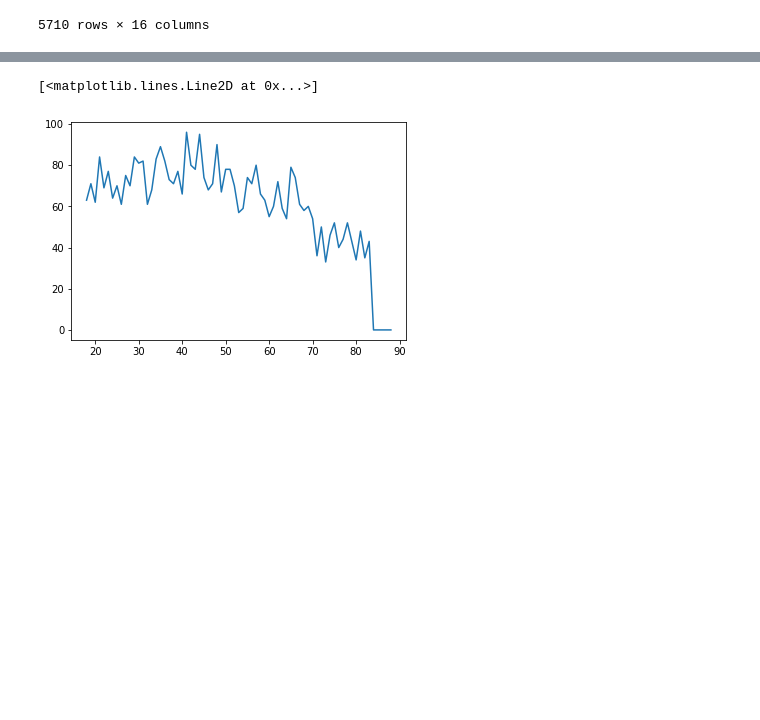
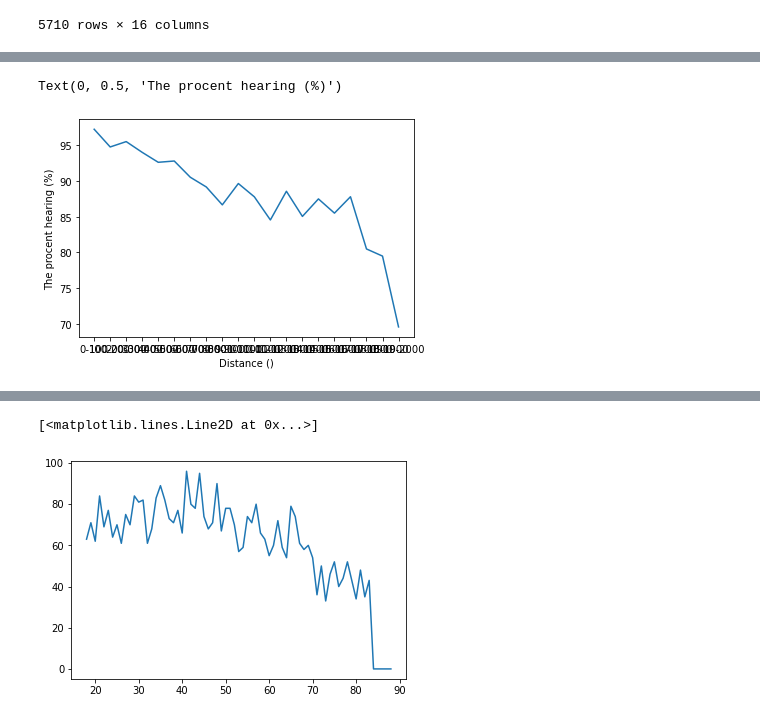
Before and after one commit to elisehammarstrom/statistical_machine_learning, a Jupyter notebook: sml_exploration.ipynb, the cells around one changed output, grey strips where cells are left out. Cells and saved outputs as stored; diff of their text form; code cells hidden in the pictures; blank space fills up the shorter version.

```diff
--- a/sml_exploration.ipynb
+++ b/sml_exploration.ipynb
@@ -302,0 +303,19 @@ plt.show()
+# %%
+dist_num = data.pivot_table(index = ['distance'], columns= 'heard', aggfunc='size')
+
+dist_num[1] = dist_num[1].fillna(0)
+dist_num[0] = dist_num[0].fillna(0)
+dist_num_1 = np.array(dist_num[1])
+dist_num_0 = np.array(dist_num[0])
+
+dist_procent = (dist_num_1)/(dist_num_1+dist_num_0)*100
+
+index_dist = np.array(dist_num.index)
+
+
+plt.plot(index_dist, dist_procent)
+plt.xlabel('Distance ()')
+plt.ylabel('The procent hearing (%)')
+# %% [output]
+Text(0, 0.5, 'The procent hearing (%)')
+[figure, added]
```
Also changed, not shown: parts of 6 cells of this notebook.
